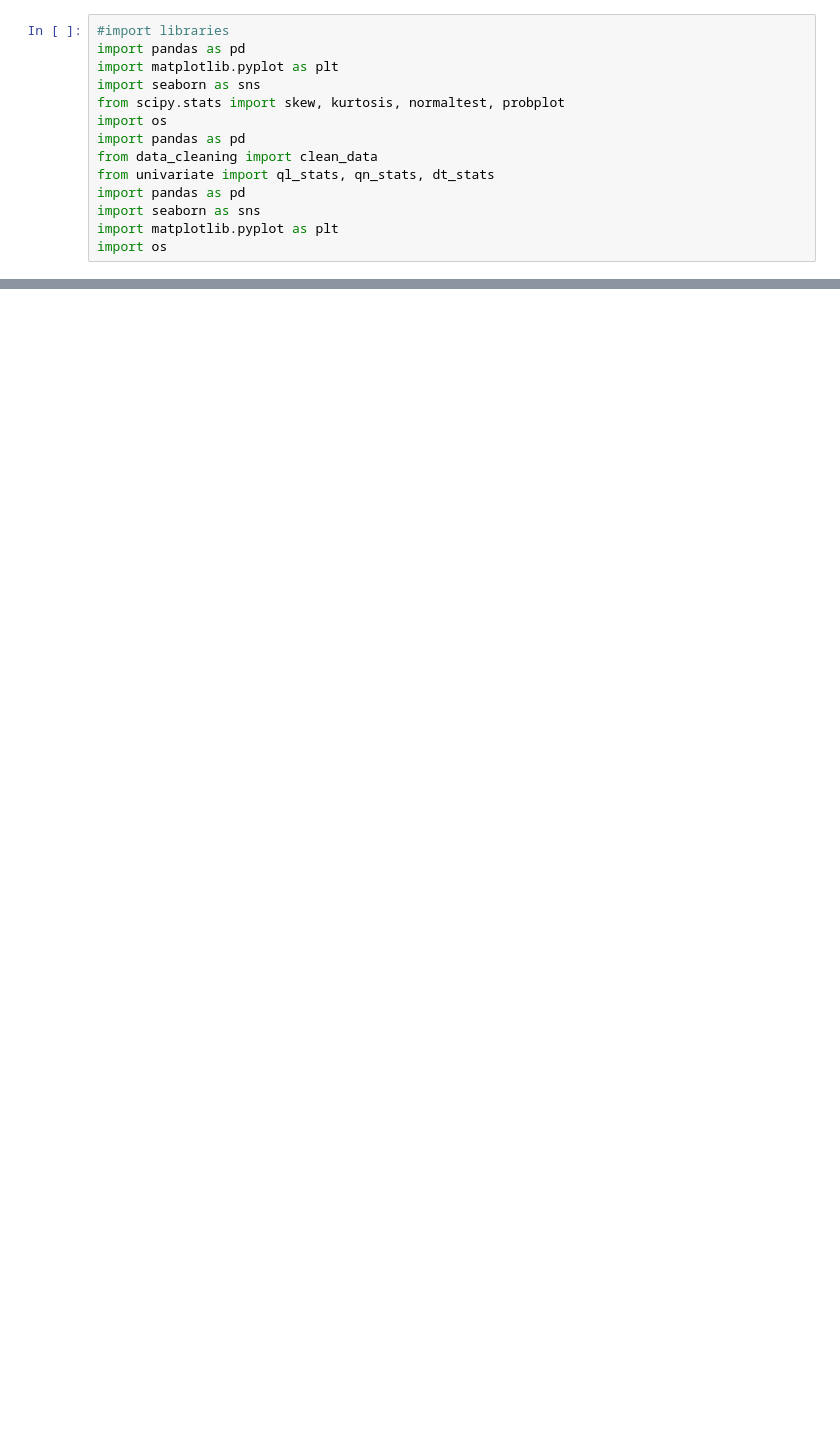
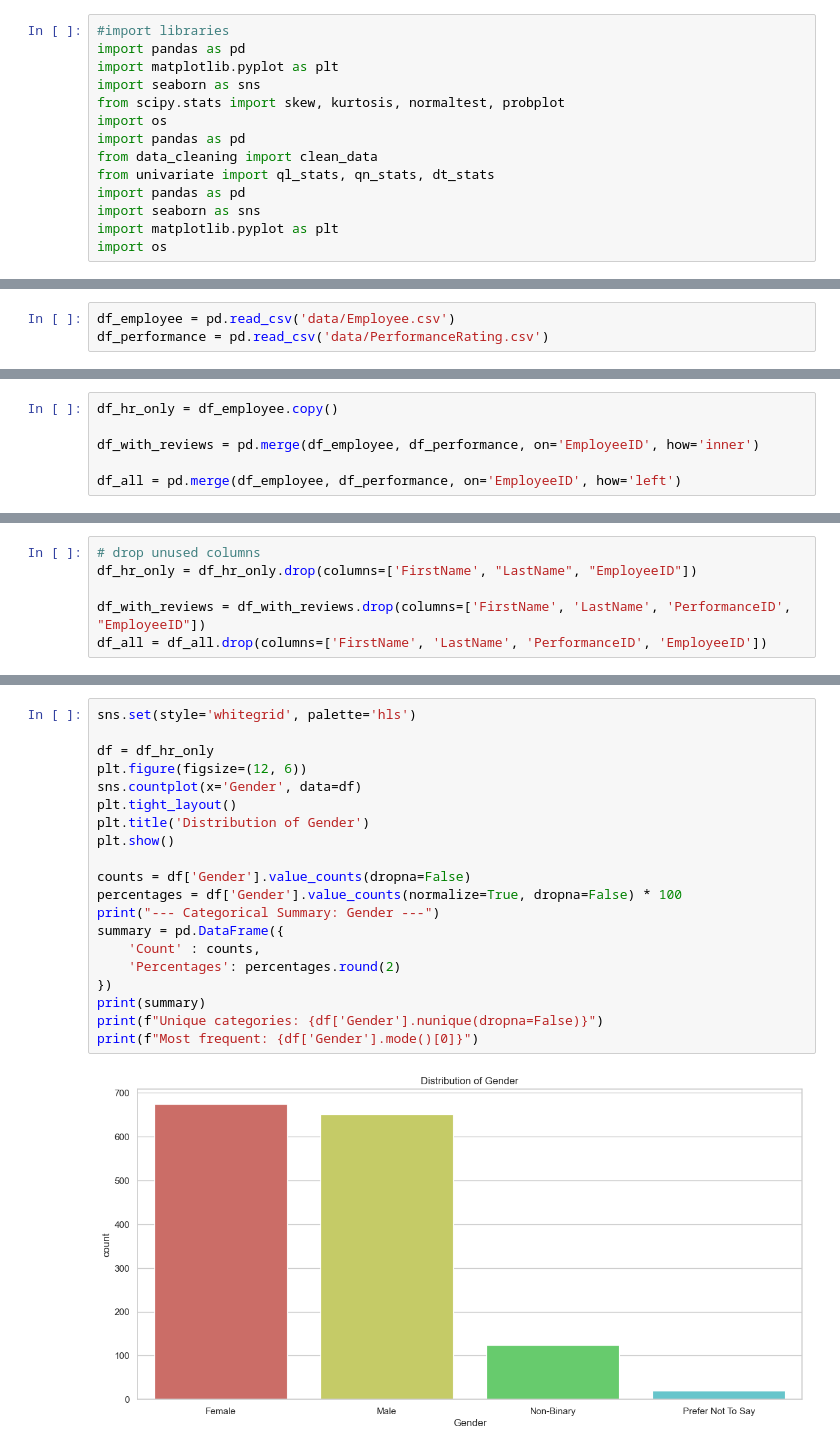
Before and after one commit to emilythaonguyen/hr-analytics, a Jupyter notebook: hr_analytics.ipynb, the cells around one changed output, grey strips where cells are left out. Saved outputs shown, nothing was run; the diff lists cells and outputs as text; blank space fills up the shorter version.

```diff
--- a/hr_analytics.ipynb
+++ b/hr_analytics.ipynb
@@ -784,0 +27,3 @@ for _, row in attrition_results.iterrows():
+# %%
+df_employee = pd.read_csv('data/Employee.csv')
+df_performance = pd.read_csv('data/PerformanceRating.csv')
@@ -784,0 +89,6 @@ for _, row in attrition_results.iterrows():
+# %%
+df_hr_only = df_employee.copy()
+
+df_with_reviews = pd.merge(df_employee, df_performance, on='EmployeeID', how='inner')
+
+df_all = pd.merge(df_employee, df_performance, on='EmployeeID', how='left')
@@ -784,0 +190,6 @@ for _, row in attrition_results.iterrows():
+# %%
+# drop unused columns
+df_hr_only = df_hr_only.drop(columns=['FirstName', "LastName", "EmployeeID"])
+
+df_with_reviews = df_with_reviews.drop(columns=['FirstName', 'LastName', 'PerformanceID', "EmployeeID"])
+df_all = df_all.drop(columns=['FirstName', 'LastName', 'PerformanceID', 'EmployeeID'])
@@ -784,0 +259,22 @@ for _, row in attrition_results.iterrows():
+# %%
+sns.set(style='whitegrid', palette='hls')
+
+df = df_hr_only
+plt.figure(figsize=(12, 6))
+sns.countplot(x='Gender', data=df)
+plt.tight_layout()
+plt.title('Distribution of Gender')
+plt.show()
+
+counts = df['Gender'].value_counts(dropna=False)
+percentages = df['Gender'].value_counts(normalize=True, dropna=False) * 100
+print("--- Categorical Summary: Gender ---")
+summary = pd.DataFrame({
+    'Count' : counts,
+    'Percentages': percentages.round(2)
+})
+print(summary)
+print(f"Unique categories: {df['Gender'].nunique(dropna=False)}")
+print(f"Most frequent: {df['Gender'].mode()[0]}")
+# %% [output]
+[figure, added]
```
Also changed, not shown: parts of 82 cells of this notebook, 33 other files.
